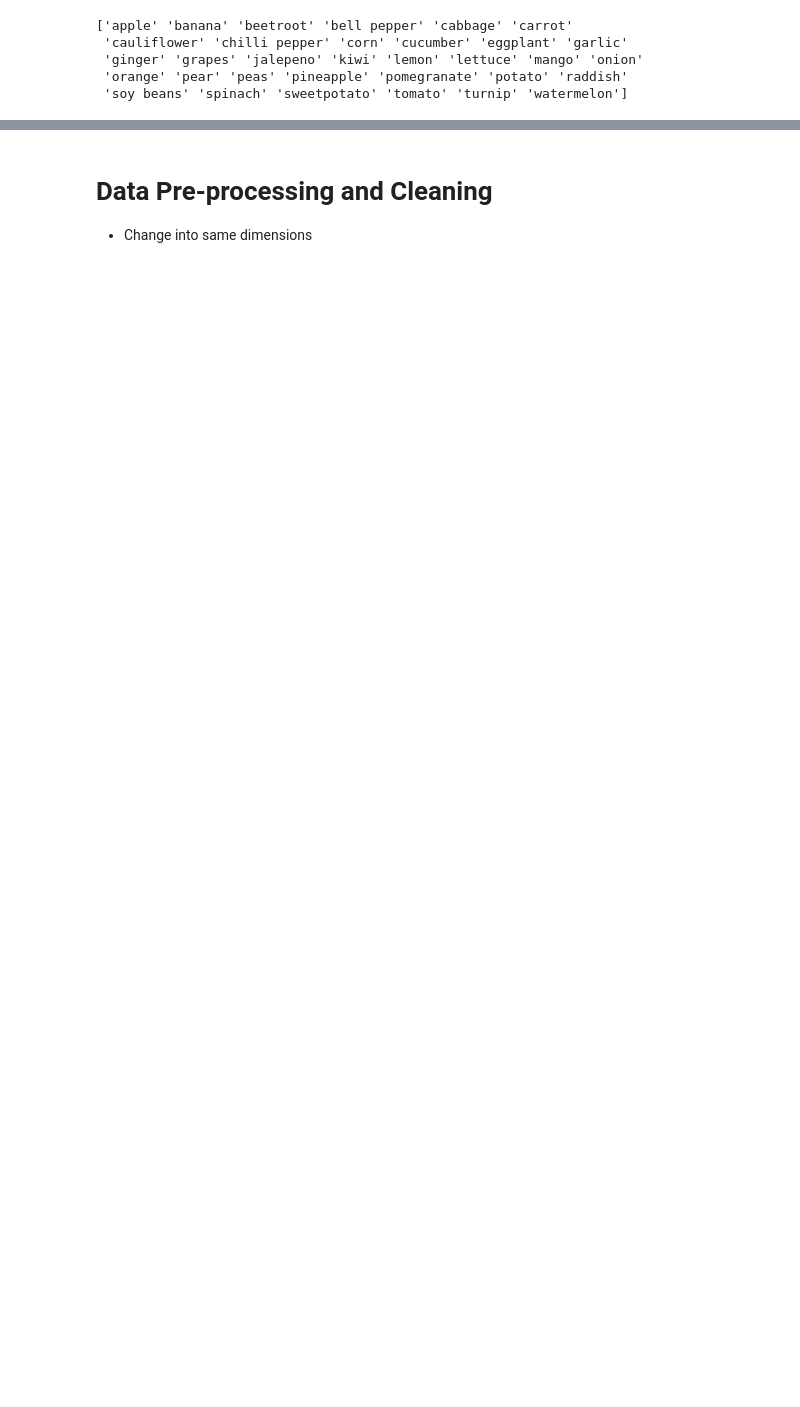
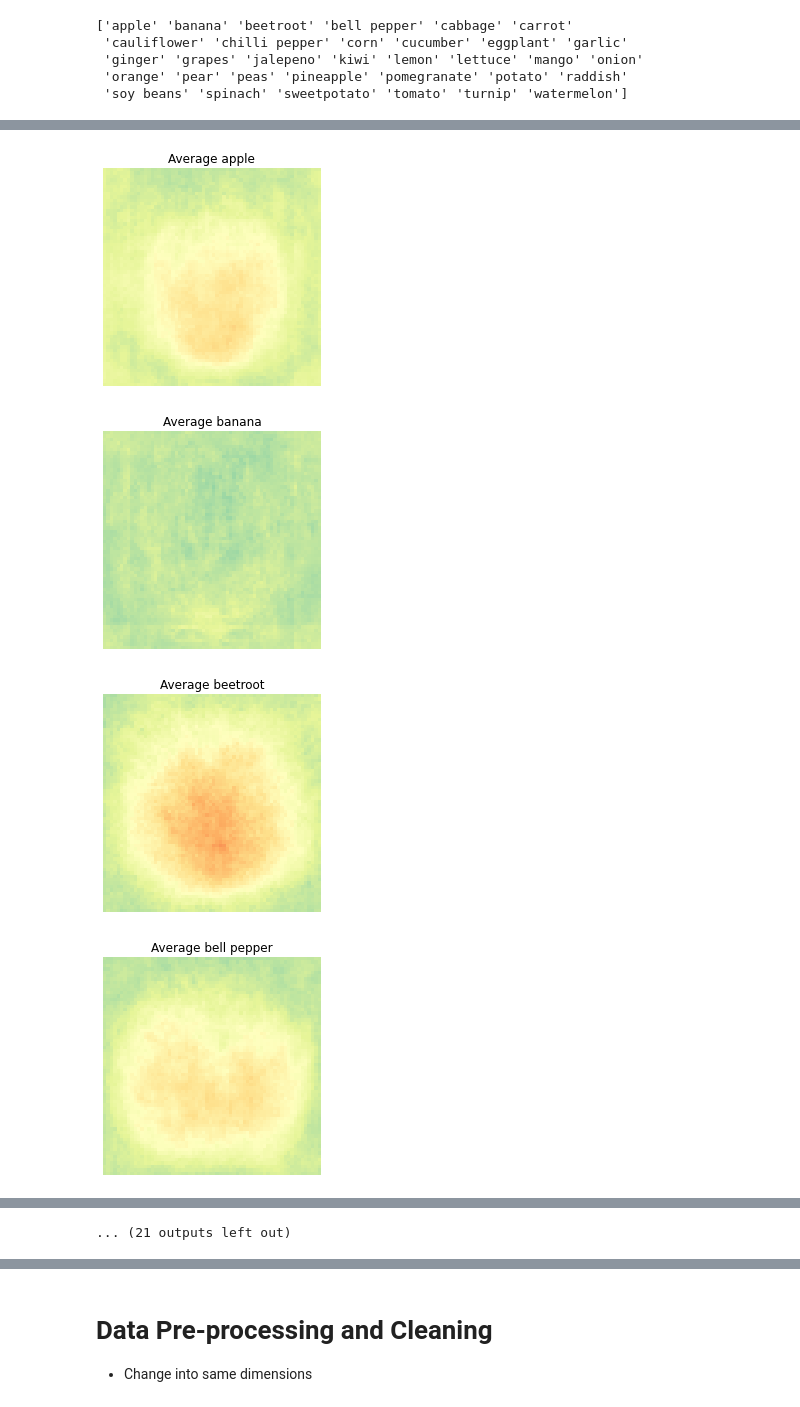
Before and after one commit to PM-cutedogpics/STINTSY-MP, a Jupyter notebook: STINTSY_MP.ipynb, the cells around one changed output, grey strips where cells are left out. Drawn from its saved outputs; the diff is of its cells as text; code cells hidden in the pictures; blank space fills up the shorter version.

```diff
--- a/STINTSY_MP.ipynb
+++ b/STINTSY_MP.ipynb
@@ -94,0 +145,50 @@ for images, labels in train_ds.take(1):
+# %%
+# Mean Image
+# making n X m matrix
+def img2np(path, list_of_filename, size = (64, 64)):
+    # iterating through each file
+    for fn in list_of_filename:
+        fp = path + fn
+        current_image = image.load_img(fp, target_size = size,
+                                       color_mode = 'grayscale')
+        # covert image to a matrix
+        img_ts = image.img_to_array(current_image)
+        # turn that into a vector / 1D array
+        img_ts = [img_ts.ravel()]
+        try:
+            # concatenate different images
+            full_mat = np.concatenate((full_mat, img_ts))
+        except UnboundLocalError:
+            # if not assigned yet, assign one
+            full_mat = img_ts
+    return full_mat
+
+# run it on our folders
+i=0
+imageMatrix = {}
+for label in labels:
+    imageMatrix[i] = img2np(f'{train_path}\\{label}\\', imagePath[i])
+    i+=1
+# %%
+def find_mean_img(full_mat, title, size = (64, 64)):
+    # calculate the average
+    mean_img = np.mean(full_mat, axis = 0)
+    # reshape it back to a matrix
+    cmap = cm.get_cmap('Spectral')
+    mean_img = mean_img.reshape(size)
+    plt.imshow(mean_img, vmin=0, vmax=255, cmap=cmap)
+    plt.title(f'Average {title}')
+    plt.axis('off')
+    plt.show()
+    return mean_img
+
+i=0
+means = {}
+for label in labels:
+    means[i] = find_mean_img(imageMatrix[i], label)
+    i+=1
+# %% [output]
+[figure, added]
+[figure, added]
+[figure, added]
+[figure, added]
@@ -94,0 +203 @@ for images, labels in train_ds.take(1):
+... (21 outputs left out)
```
Also changed, not shown: parts of 37 cells of this notebook.
